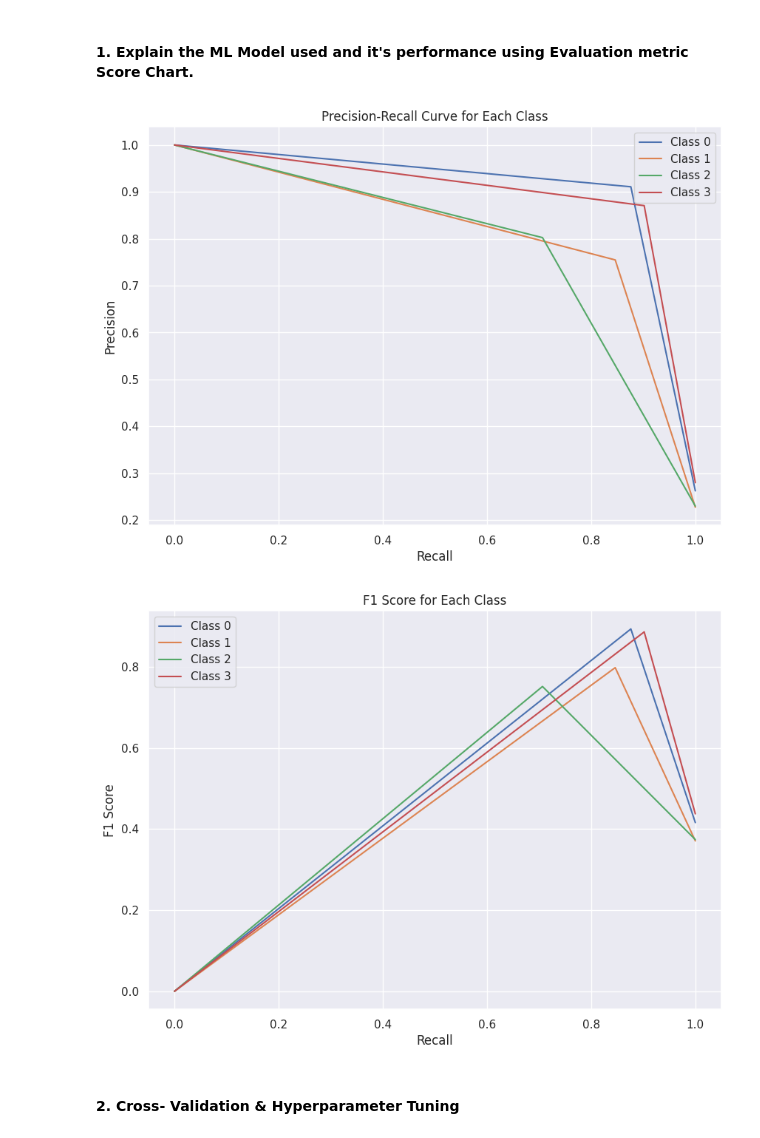
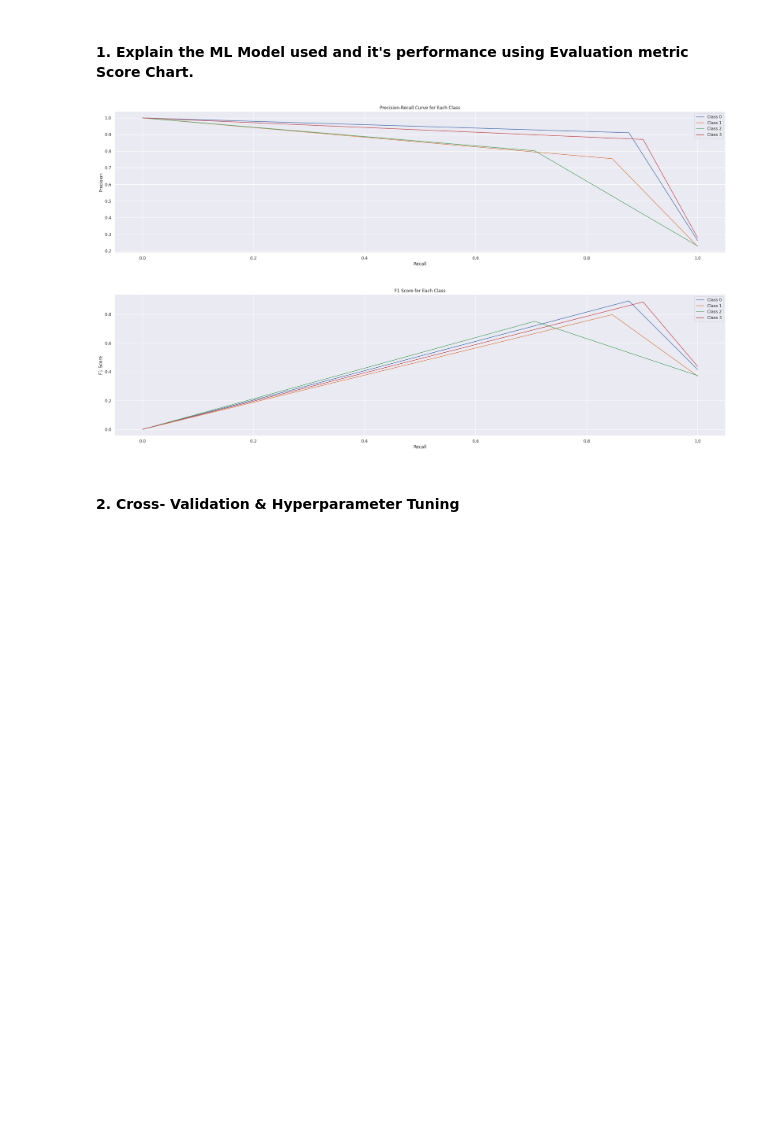
Before and after one commit to Manoharjha333/Mobile-price-range-prediction-classification, a Jupyter notebook: Mobile_price_range_prediction_classification.ipynb, the cells around one changed output. Cells and saved outputs as stored; diff of their text form; code cells hidden in the pictures; blank space fills up the shorter version.

```diff
--- a/Mobile_price_range_prediction_classification.ipynb
+++ b/Mobile_price_range_prediction_classification.ipynb
@@ -1547,37 +1551,37 @@ y_probs = clf.predict_proba(X_test)
 precision = dict()
 recall = dict()
 f1_score = dict()
 
 for i in range(len(np.unique(y))):
     precision[i], recall[i], _ = precision_recall_curve((y_test == i).astype(int), y_probs[:, i])
     f1_score[i] = 2 * (precision[i] * recall[i]) / (precision[i] + recall[i])
 
 # Plot precision, recall, and F1 score for each class
-plt.figure(figsize=(10, 7))
+plt.figure(figsize=(30, 7))
 
 for i in range(len(np.unique(y))):
     plt.plot(recall[i], precision[i], label=f'Class {i}')
 
 plt.xlabel('Recall')
 plt.ylabel('Precision')
 plt.title('Precision-Recall Curve for Each Class')
 plt.legend()
 plt.show()
 
 # Plot F1 score for each class
-plt.figure(figsize=(10, 7))
+plt.figure(figsize=(30, 7))
 
 for i in range(len(np.unique(y))):
     plt.plot(recall[i], f1_score[i], label=f'Class {i}')
 
 plt.xlabel('Recall')
 plt.ylabel('F1 Score')
 plt.title('F1 Score for Each Class')
 plt.legend()
 plt.show()
 # %% [output]
-[figure, old version]
+[figure, new version]
-[figure, old version]
+[figure, new version]
 # %% [markdown]
 #### 2. Cross- Validation & Hyperparameter Tuning
 # %%
```
Also changed, not shown: parts of 59 cells of this notebook.
